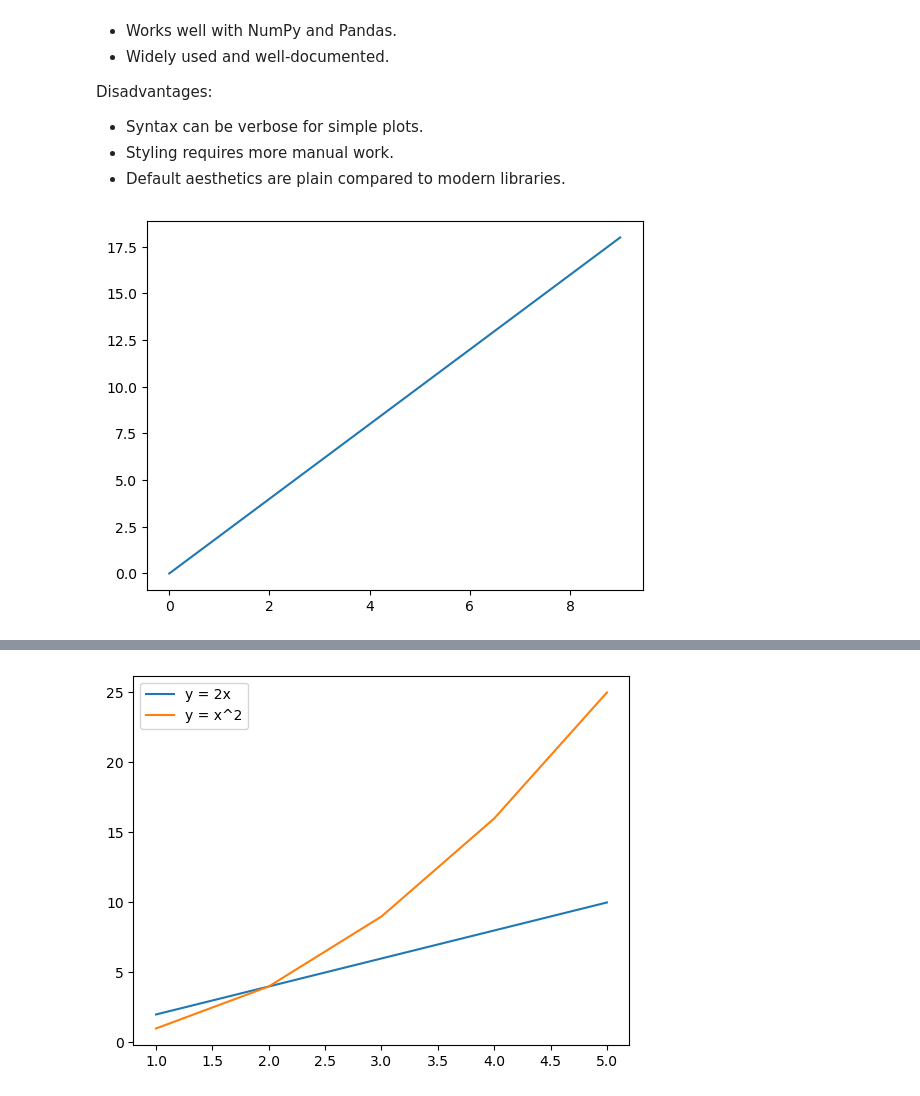
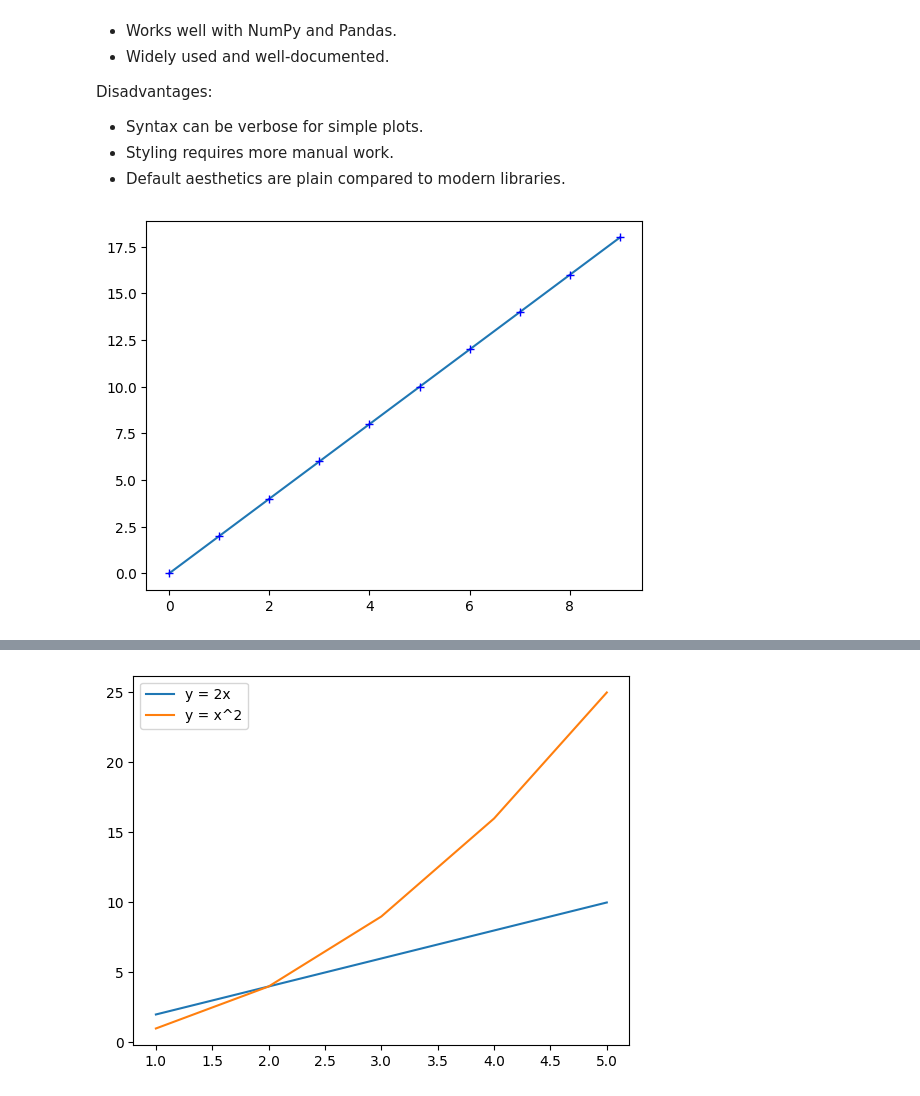
Before and after one commit to Om-Thapa/Programming, a Jupyter notebook: Python/AI_ML_Lab/Matplotlib/Matplotlib Basic.ipynb, the cells around one changed output, grey strips where cells are left out. Saved outputs shown, nothing was run; the diff lists cells and outputs as text; code cells hidden in the pictures.

```diff
--- a/Python/AI_ML_Lab/Matplotlib/Matplotlib Basic.ipynb
+++ b/Python/AI_ML_Lab/Matplotlib/Matplotlib Basic.ipynb
@@ -17,18 +17,19 @@ Disadvantages:
 # %%
 # Step 1: Import matplotlib
 import matplotlib.pyplot as plt
 
 # Step 2: Make some simple data
 x = [0, 1, 2, 3, 4, 5, 6, 7, 8, 9]   # x values
 y = [2*i for i in x]                  # y values calculated as y = 2x
 
 # Step 3: Plot the data
-plt.plot(x, y)   # plt.plot() makes a line plot
+plt.plot(x, y,)   # plt.plot() makes a line plot
+plt.plot(x, y, 'b+')   # plt.plot() makes a line plot
 
 # Step 4: Show the plot
 plt.show()       # plt.show() displays the graph window
 # %% [output]
-[figure, old version]
+[figure, new version]
 # %%
 # Add extra features one by one
 plt.plot(x, y)   # plt.plot() makes a line plot
```
Also changed, not shown: parts of 2 cells of this notebook, 2 other files.
